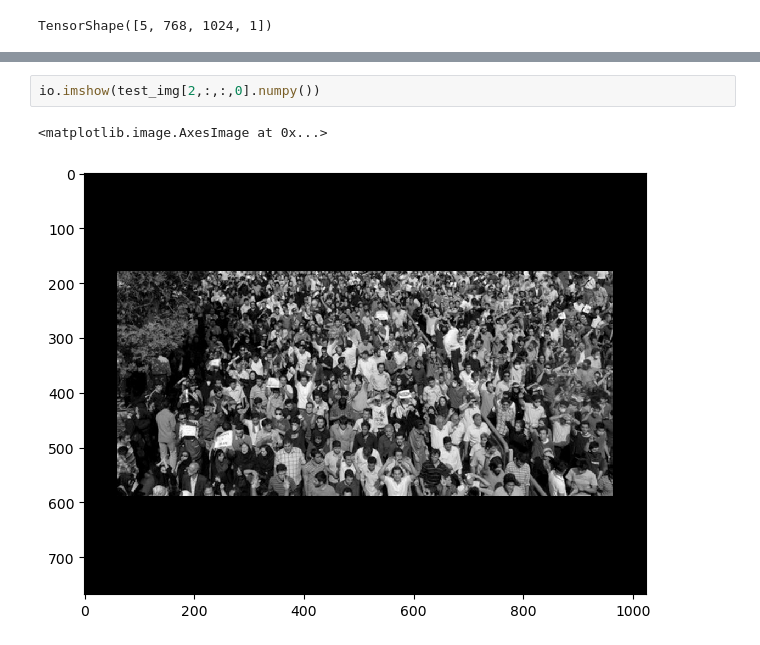
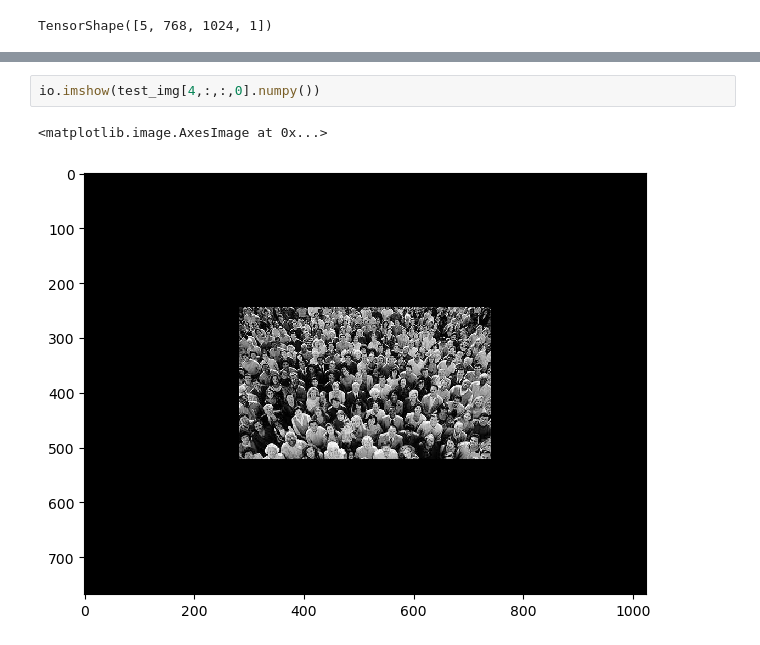
Before and after one commit to hugogavilima/Gaussian-Derivates-Network, a Jupyter notebook: data_train_testing.ipynb, the cells around one changed output, grey strips where cells are left out. Saved outputs shown, nothing was run; the diff lists cells and outputs as text.

```diff
--- a/data_train_testing.ipynb
+++ b/data_train_testing.ipynb
@@ -98,6 +97,6 @@ io.imshow(tt[2,:,:,0].numpy())
 # %%
-io.imshow(test_img[2,:,:,0].numpy())
+io.imshow(test_img[4,:,:,0].numpy())
 # %% [output]
 <matplotlib.image.AxesImage at 0x...>
-[figure, old version]
+[figure, new version]
 # %%
```
Also changed, not shown: parts of 10 cells of this notebook, 5 other files.
